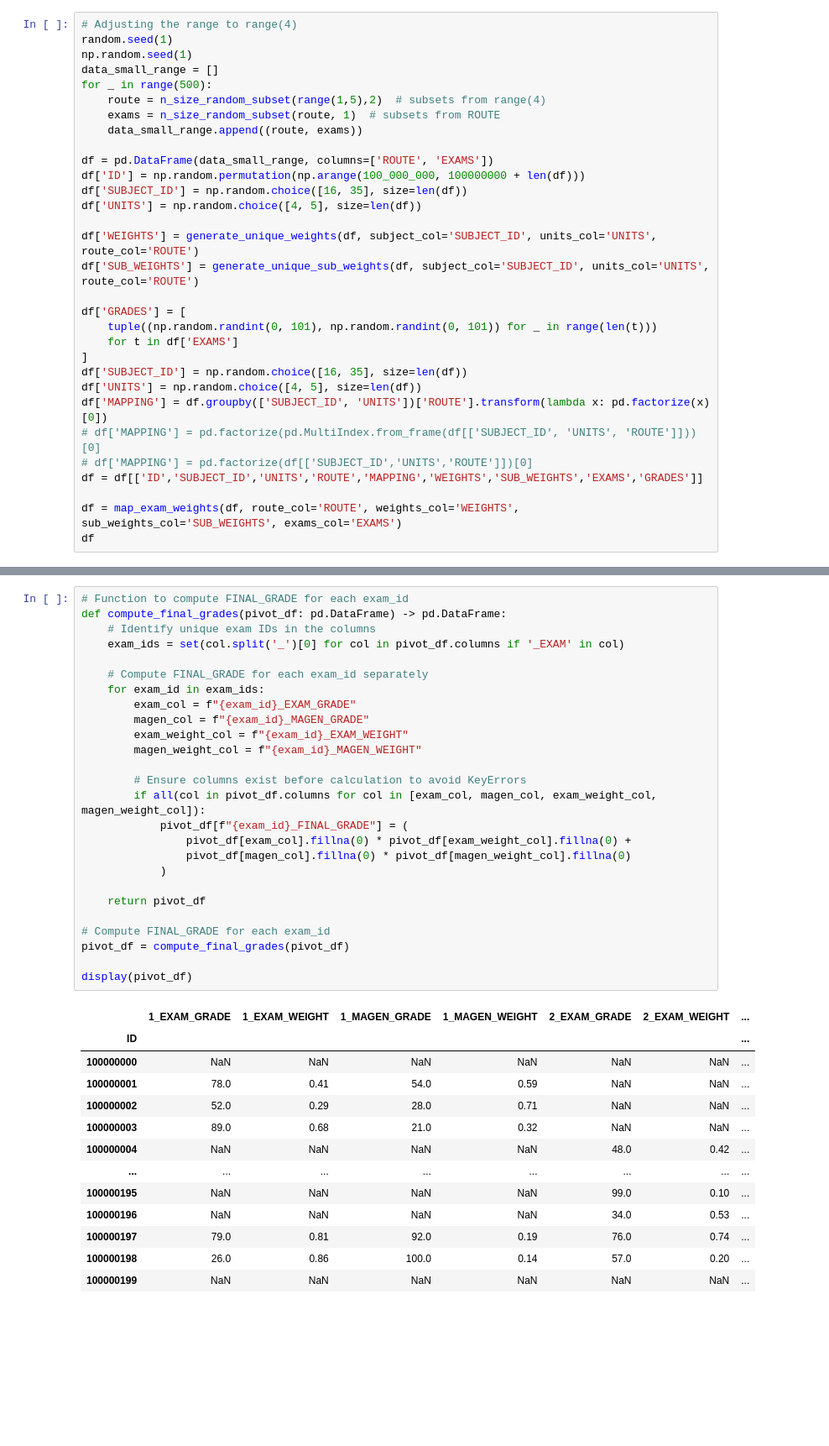
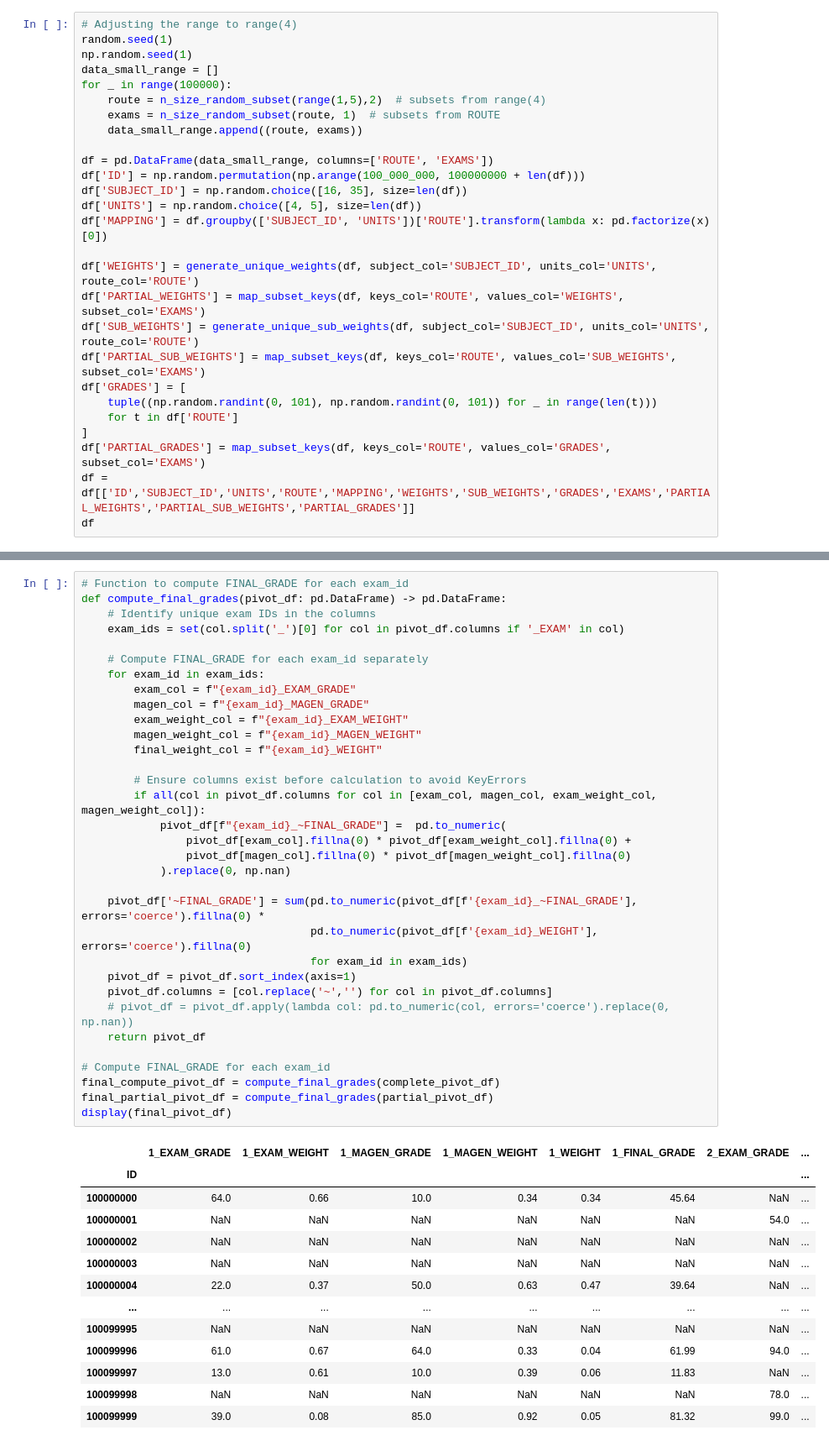
Before and after one commit to YaliToledano/atuda-baguyot, a Jupyter notebook: generate_exams_pivots_2.ipynb, the cells around one changed output, grey strips where cells are left out. Shown at 84% size. Drawn from its saved outputs; the diff is of its cells as text; blank space fills up the shorter version.

```diff
--- a/generate_exams_pivots_2.ipynb
+++ b/generate_exams_pivots_2.ipynb
@@ -111,7 +99,7 @@ def map_exam_weights(df, route_col, weights_col, sub_weights_col, exams_col, exa
 random.seed(1)
 np.random.seed(1)
 data_small_range = []
-for _ in range(500):
+for _ in range(100000):
     route = n_size_random_subset(range(1,5),2)  # subsets from range(4)
     exams = n_size_random_subset(route, 1)  # subsets from ROUTE
     data_small_range.append((route, exams))
@@ -120,21 +108,17 @@ df = pd.DataFrame(data_small_range, columns=['ROUTE', 'EXAMS'])
 df['ID'] = np.random.permutation(np.arange(100_000_000, 100000000 + len(df)))
 df['SUBJECT_ID'] = np.random.choice([16, 35], size=len(df))
 df['UNITS'] = np.random.choice([4, 5], size=len(df))
+df['MAPPING'] = df.groupby(['SUBJECT_ID', 'UNITS'])['ROUTE'].transform(lambda x: pd.factorize(x)[0])
 
 df['WEIGHTS'] = generate_unique_weights(df, subject_col='SUBJECT_ID', units_col='UNITS', route_col='ROUTE')
+df['PARTIAL_WEIGHTS'] = map_subset_keys(df, keys_col='ROUTE', values_col='WEIGHTS', subset_col='EXAMS')
 df['SUB_WEIGHTS'] = generate_unique_sub_weights(df, subject_col='SUBJECT_ID', units_col='UNITS', route_col='ROUTE')
-
+df['PARTIAL_SUB_WEIGHTS'] = map_subset_keys(df, keys_col='ROUTE', values_col='SUB_WEIGHTS', subset_col='EXAMS')
 df['GRADES'] = [
     tuple((np.random.randint(0, 101), np.random.randint(0, 101)) for _ in range(len(t)))
-    for t in df['EXAMS']
+    for t in df['ROUTE']
 ]
-df['SUBJECT_ID'] = np.random.choice([16, 35], size=len(df))
-df['UNITS'] = np.random.choice([4, 5], size=len(df))
-df['MAPPING'] = df.groupby(['SUBJECT_ID', 'UNITS'])['ROUTE'].transform(lambda x: pd.factorize(x)[0])
-# df['MAPPING'] = pd.factorize(pd.MultiIndex.from_frame(df[['SUBJECT_ID', 'UNITS', 'ROUTE']]))[0]
-# df['MAPPING'] = pd.factorize(df[['SUBJECT_ID','UNITS','ROUTE']])[0]
-df = df[['ID','SUBJECT_ID','UNITS','ROUTE','MAPPING','WEIGHTS','SUB_WEIGHTS','EXAMS','GRADES']]
-
-df = map_exam_weights(df, route_col='ROUTE', weights_col='WEIGHTS', sub_weights_col='SUB_WEIGHTS', exams_col='EXAMS')
+df['PARTIAL_GRADES'] = map_subset_keys(df, keys_col='ROUTE', values_col='GRADES', subset_col='EXAMS')
+df = df[['ID','SUBJECT_ID','UNITS','ROUTE','MAPPING','WEIGHTS','SUB_WEIGHTS','GRADES','EXAMS','PARTIAL_WEIGHTS','PARTIAL_SUB_WEIGHTS','PARTIAL_GRADES']]
 df
 # %% [output]
@@ -199,40 +237,47 @@ display(pivot_df)
 # %%
 # Function to compute FINAL_GRADE for each exam_id
 def compute_final_grades(pivot_df: pd.DataFrame) -> pd.DataFrame:
     # Identify unique exam IDs in the columns
     exam_ids = set(col.split('_')[0] for col in pivot_df.columns if '_EXAM' in col)
 
     # Compute FINAL_GRADE for each exam_id separately
     for exam_id in exam_ids:
         exam_col = f"{exam_id}_EXAM_GRADE"
         magen_col = f"{exam_id}_MAGEN_GRADE"
         exam_weight_col = f"{exam_id}_EXAM_WEIGHT"
         magen_weight_col = f"{exam_id}_MAGEN_WEIGHT"
+        final_weight_col = f"{exam_id}_WEIGHT"
 
         # Ensure columns exist before calculation to avoid KeyErrors
         if all(col in pivot_df.columns for col in [exam_col, magen_col, exam_weight_col, magen_weight_col]):
-            pivot_df[f"{exam_id}_FINAL_GRADE"] = (
+            pivot_df[f"{exam_id}_~FINAL_GRADE"] =  pd.to_numeric(
                 pivot_df[exam_col].fillna(0) * pivot_df[exam_weight_col].fillna(0) +
                 pivot_df[magen_col].fillna(0) * pivot_df[magen_weight_col].fillna(0)
-            )
+            ).replace(0, np.nan)
 
+    pivot_df['~FINAL_GRADE'] = sum(pd.to_numeric(pivot_df[f'{exam_id}_~FINAL_GRADE'], errors='coerce').fillna(0) *
+                                   pd.to_numeric(pivot_df[f'{exam_id}_WEIGHT'], errors='coerce').fillna(0)
+                                   for exam_id in exam_ids)
+    pivot_df = pivot_df.sort_index(axis=1)
+    pivot_df.columns = [col.replace('~','') for col in pivot_df.columns]
+    # pivot_df = pivot_df.apply(lambda col: pd.to_numeric(col, errors='coerce').replace(0, np.nan))
     return pivot_df
 
 # Compute FINAL_GRADE for each exam_id
-pivot_df = compute_final_grades(pivot_df)
-
-display(pivot_df)
+final_compute_pivot_df = compute_final_grades(complete_pivot_df)
+final_partial_pivot_df = compute_final_grades(partial_pivot_df)
+display(final_pivot_df)
 # %% [output]
-|  | 1_EXAM_GRADE | 1_EXAM_WEIGHT | 1_MAGEN_GRADE | 1_MAGEN_WEIGHT | 2_EXAM_GRADE | 2_EXAM_WEIGHT | ... |
-| ID |  |  |  |  |  |  | ... |
-| 100000000 | NaN | NaN | NaN | NaN | NaN | NaN | ... |
-| 100000001 | 78.0 | 0.41 | 54.0 | 0.59 | NaN | NaN | ... |
-| 100000002 | 52.0 | 0.29 | 28.0 | 0.71 | NaN | NaN | ... |
-| 100000003 | 89.0 | 0.68 | 21.0 | 0.32 | NaN | NaN | ... |
-| 100000004 | NaN | NaN | NaN | NaN | 48.0 | 0.42 | ... |
-| ... | ... | ... | ... | ... | ... | ... | ... |
-| 100000195 | NaN | NaN | NaN | NaN | 99.0 | 0.10 | ... |
-| 100000196 | NaN | NaN | NaN | NaN | 34.0 | 0.53 | ... |
-| 100000197 | 79.0 | 0.81 | 92.0 | 0.19 | 76.0 | 0.74 | ... |
-| 100000198 | 26.0 | 0.86 | 100.0 | 0.14 | 57.0 | 0.20 | ... |
-| 100000199 | NaN | NaN | NaN | NaN | NaN | NaN | ... |
+|  | 1_EXAM_GRADE | 1_EXAM_WEIGHT | 1_MAGEN_GRADE | 1_MAGEN_WEIGHT | 1_WEIGHT | 1_FINAL_GRADE | 2_EXAM_GRADE | ... |
+| ID |  |  |  |  |  |  |  | ... |
+| 100000000 | 64.0 | 0.66 | 10.0 | 0.34 | 0.34 | 45.64 | NaN | ... |
+| 100000001 | NaN | NaN | NaN | NaN | NaN | NaN | 54.0 | ... |
+| 100000002 | NaN | NaN | NaN | NaN | NaN | NaN | NaN | ... |
+| 100000003 | NaN | NaN | NaN | NaN | NaN | NaN | NaN | ... |
+| 100000004 | 22.0 | 0.37 | 50.0 | 0.63 | 0.47 | 39.64 | NaN | ... |
+| ... | ... | ... | ... | ... | ... | ... | ... | ... |
+| 100099995 | NaN | NaN | NaN | NaN | NaN | NaN | NaN | ... |
+| 100099996 | 61.0 | 0.67 | 64.0 | 0.33 | 0.04 | 61.99 | 94.0 | ... |
+| 100099997 | 13.0 | 0.61 | 10.0 | 0.39 | 0.06 | 11.83 | NaN | ... |
+| 100099998 | NaN | NaN | NaN | NaN | NaN | NaN | 78.0 | ... |
+| 100099999 | 39.0 | 0.08 | 85.0 | 0.92 | 0.05 | 81.32 | 99.0 | ... |
```
Also changed, not shown: parts of 9 cells of this notebook.
